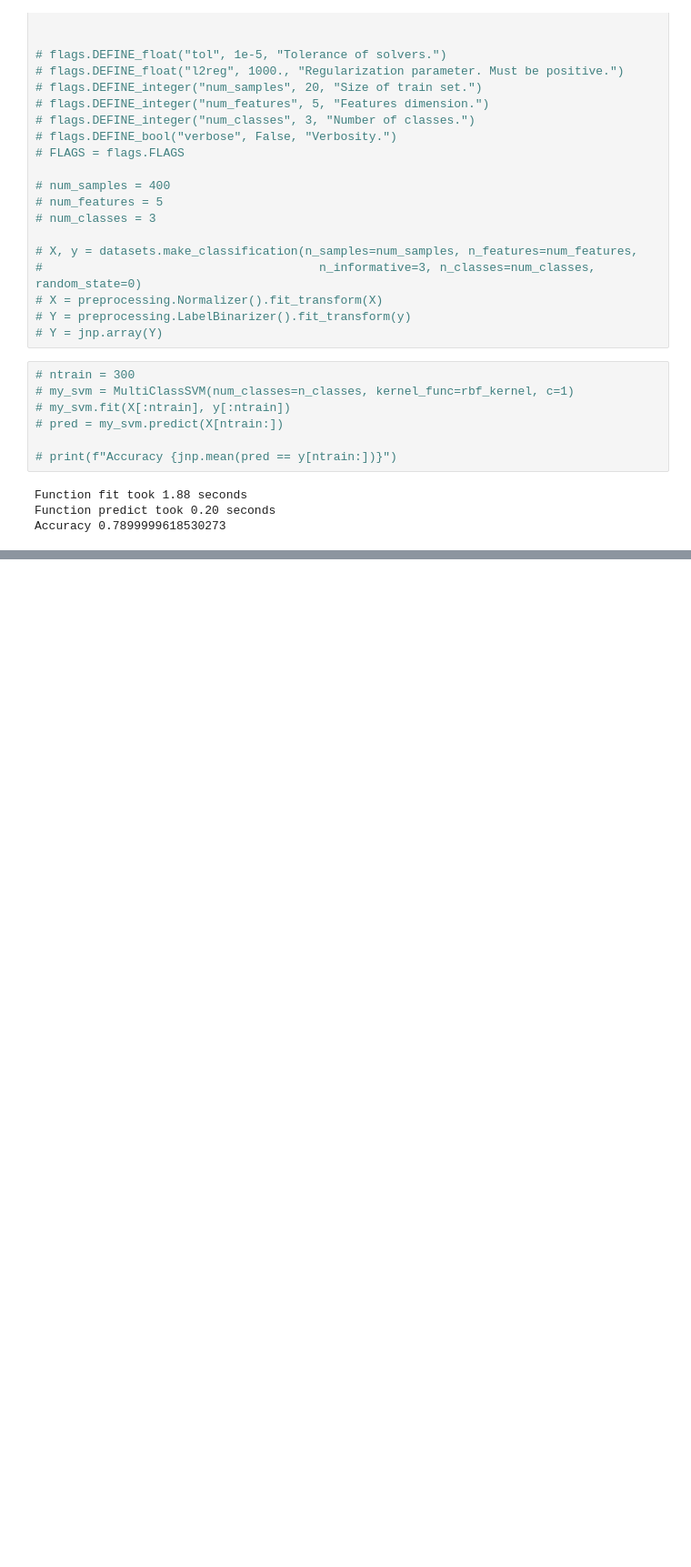
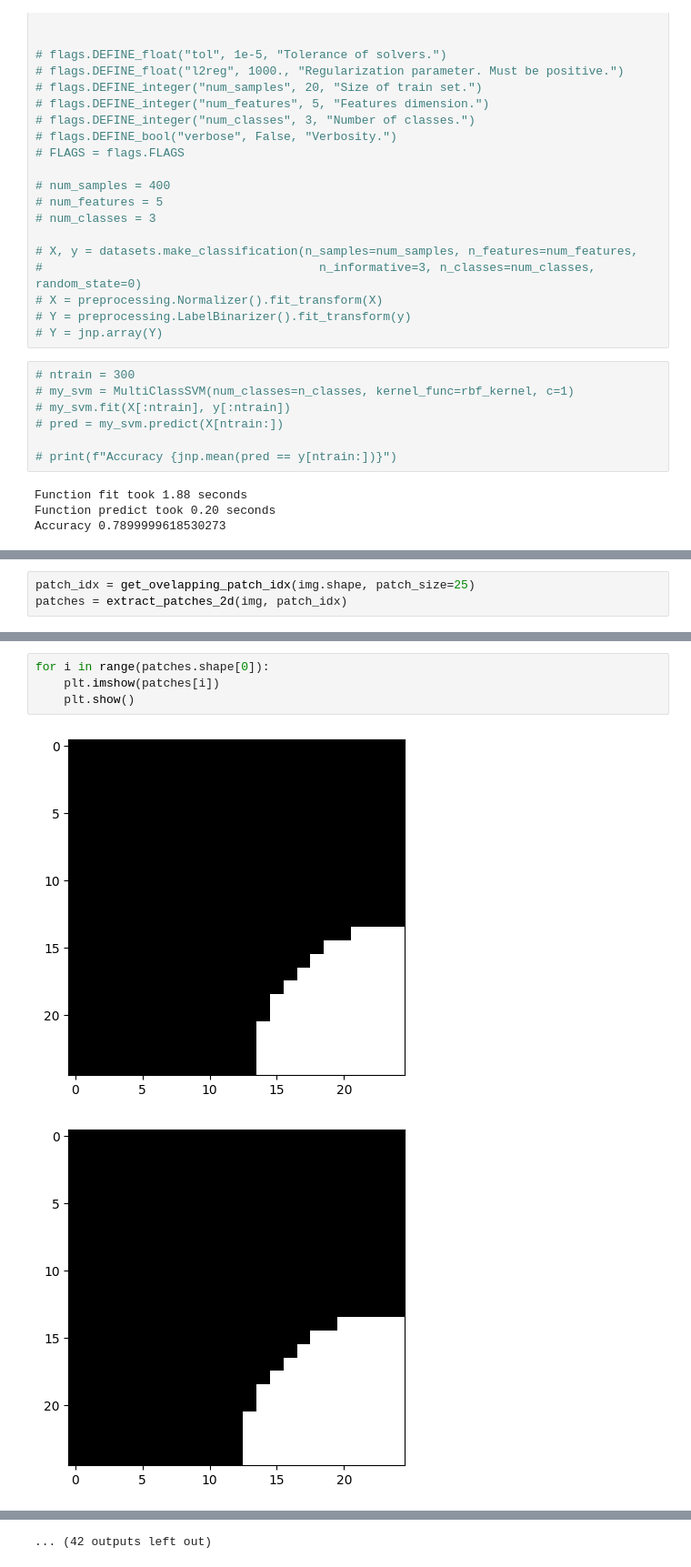
Before and after one commit to InesVATI/data-challenge-kernel-methods, a Jupyter notebook: compare_methods.ipynb, the cells around one changed output, grey strips where cells are left out. Shown at 91% size. Drawn from its saved outputs; the diff is of its cells as text; blank space fills up the shorter version.

```diff
--- a/compare_methods.ipynb
+++ b/compare_methods.ipynb
@@ -109,0 +175,3 @@ Accuracy 0.7899999618530273
+# %%
+patch_idx = get_ovelapping_patch_idx(img.shape, patch_size=25)
+patches = extract_patches_2d(img, patch_idx)
@@ -109,0 +182,7 @@ Accuracy 0.7899999618530273
+# %%
+for i in range(patches.shape[0]):
+    plt.imshow(patches[i])
+    plt.show()
+# %% [output]
+[figure, added]
+[figure, added]
@@ -109,0 +199 @@ Accuracy 0.7899999618530273
+... (42 outputs left out)
```
Also changed, not shown: parts of 7 cells of this notebook.
